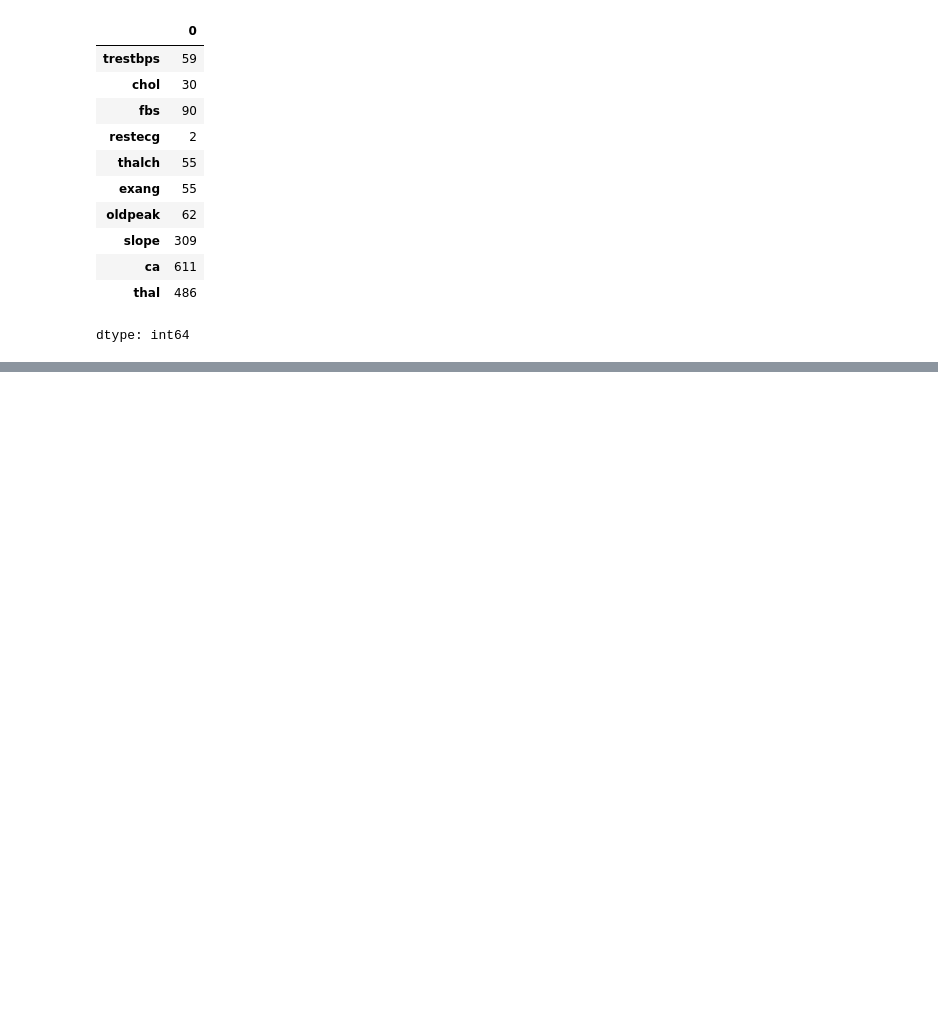
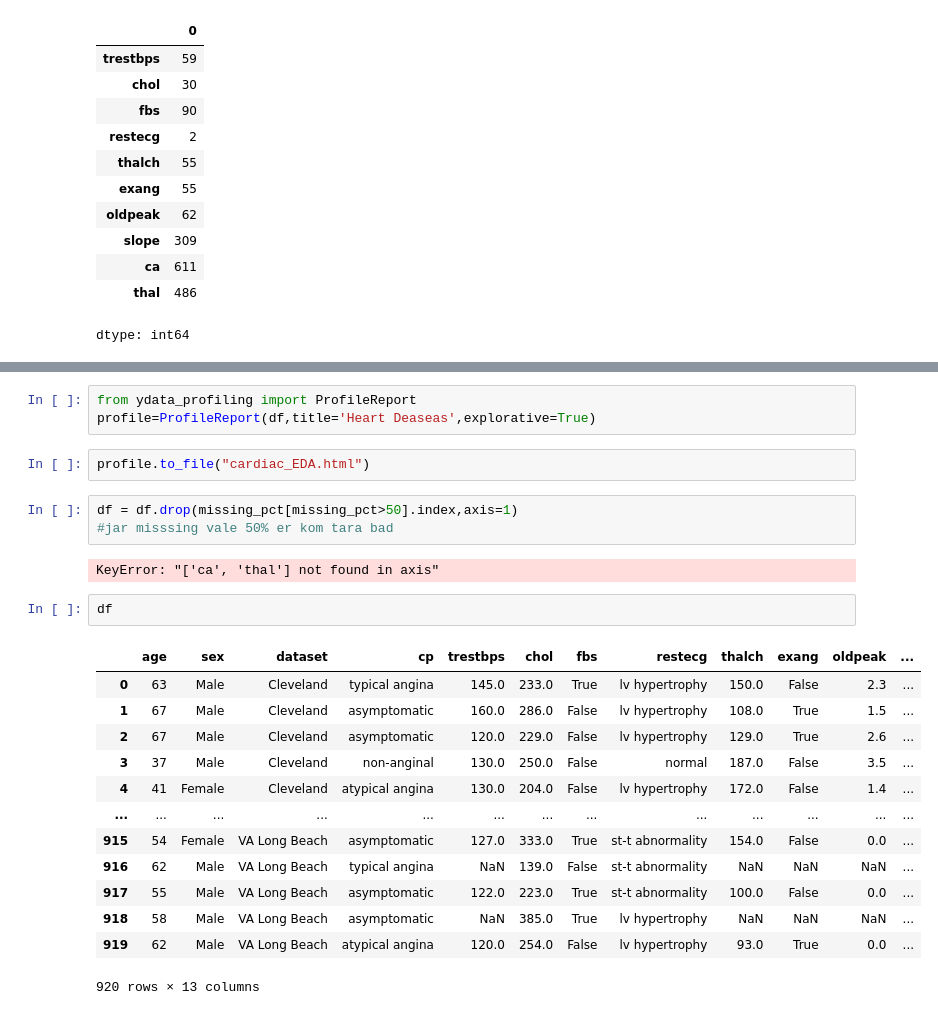
Before and after one commit to imtiazdeepto/MLProject, a Jupyter notebook: Project_2_Heart_disease_prediction/EDA_cardiac.ipynb, the cells around one changed output, grey strips where cells are left out. Drawn from its saved outputs; the diff is of its cells as text; blank space fills up the shorter version.

```diff
--- a/Project_2_Heart_disease_prediction/EDA_cardiac.ipynb
+++ b/Project_2_Heart_disease_prediction/EDA_cardiac.ipynb
@@ -124,0 +145,26 @@ dtype: float64
+# %%
+from ydata_profiling import ProfileReport
+profile=ProfileReport(df,title='Heart Deaseas',explorative=True)
+# %%
+profile.to_file("cardiac_EDA.html")
+# %%
+df = df.drop(missing_pct[missing_pct>50].index,axis=1)
+#jar misssing vale 50% er kom tara bad
+# %% [output]
+KeyError: "['ca', 'thal'] not found in axis"
+# %%
+df
+# %% [output]
+|  | age | sex | dataset | cp | trestbps | chol | fbs | restecg | thalch | exang | oldpeak | ... |
+| 0 | 63 | Male | Cleveland | typical angina | 145.0 | 233.0 | True | lv hypertrophy | 150.0 | False | 2.3 | ... |
+| 1 | 67 | Male | Cleveland | asymptomatic | 160.0 | 286.0 | False | lv hypertrophy | 108.0 | True | 1.5 | ... |
+| 2 | 67 | Male | Cleveland | asymptomatic | 120.0 | 229.0 | False | lv hypertrophy | 129.0 | True | 2.6 | ... |
+| 3 | 37 | Male | Cleveland | non-anginal | 130.0 | 250.0 | False | normal | 187.0 | False | 3.5 | ... |
+| 4 | 41 | Female | Cleveland | atypical angina | 130.0 | 204.0 | False | lv hypertrophy | 172.0 | False | 1.4 | ... |
+| ... | ... | ... | ... | ... | ... | ... | ... | ... | ... | ... | ... | ... |
+| 915 | 54 | Female | VA Long Beach | asymptomatic | 127.0 | 333.0 | True | st-t abnormality | 154.0 | False | 0.0 | ... |
+| 916 | 62 | Male | VA Long Beach | typical angina | NaN | 139.0 | False | st-t abnormality | NaN | NaN | NaN | ... |
+| 917 | 55 | Male | VA Long Beach | asymptomatic | 122.0 | 223.0 | True | st-t abnormality | 100.0 | False | 0.0 | ... |
+| 918 | 58 | Male | VA Long Beach | asymptomatic | NaN | 385.0 | True | lv hypertrophy | NaN | NaN | NaN | ... |
+| 919 | 62 | Male | VA Long Beach | atypical angina | 120.0 | 254.0 | False | lv hypertrophy | 93.0 | True | 0.0 | ... |
+920 rows × 13 columns
```
Also changed, not shown: parts of 12 cells of this notebook.
